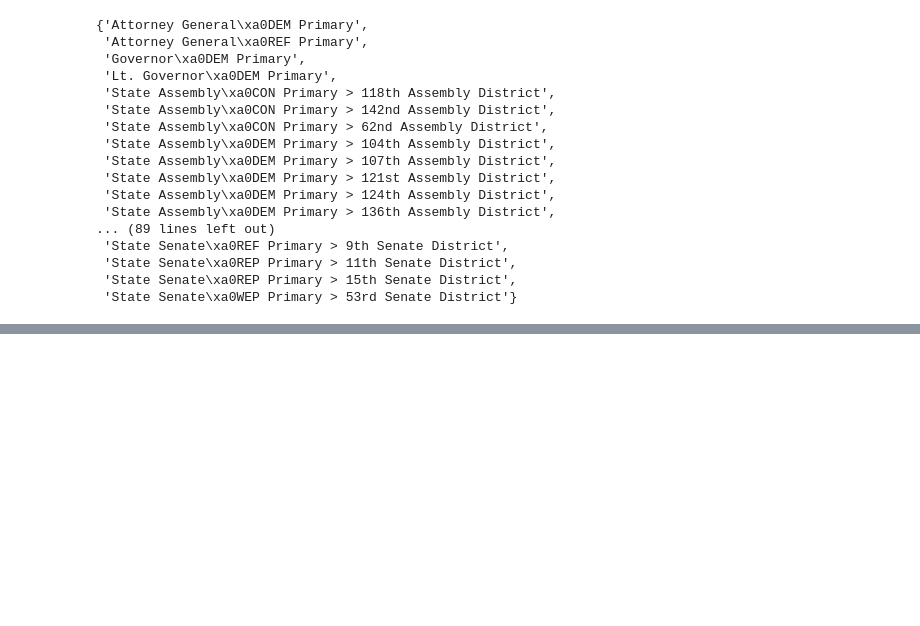
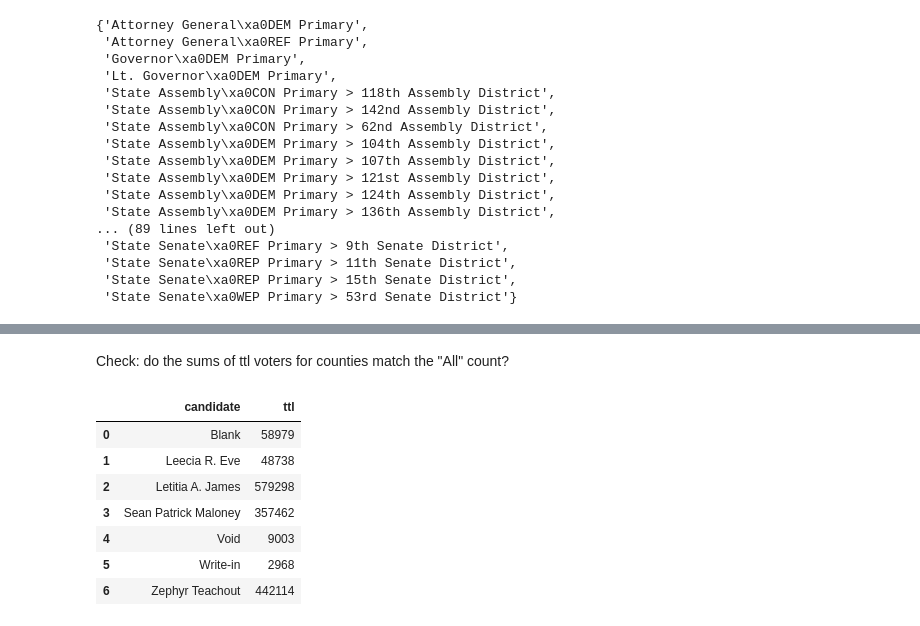
Before and after one commit to gautsi/gen-purpose-repo, a Jupyter notebook: maps/ElectionResults.ipynb, the cells around one changed output, grey strips where cells are left out. Saved outputs shown, nothing was run; the diff lists cells and outputs as text; code cells hidden in the pictures; blank space fills up the shorter version.

```diff
--- a/maps/ElectionResults.ipynb
+++ b/maps/ElectionResults.ipynb
@@ -81,0 +102,13 @@ ag_df
+# %% [markdown]
+Check: do the sums of ttl voters for counties match the "All" count?
+# %%
+ag_df[~(ag_df.county == "All")].groupby(["candidate"], as_index = False)["ttl"].sum()
+# %% [output]
+|  | candidate | ttl |
+| 0 | Blank | 58979 |
+| 1 | Leecia R. Eve | 48738 |
+| 2 | Letitia A. James | 579298 |
+| 3 | Sean Patrick Maloney | 357462 |
+| 4 | Void | 9003 |
+| 5 | Write-in | 2968 |
+| 6 | Zephyr Teachout | 442114 |
```
Also changed, not shown: parts of 10 cells of this notebook, 1 other file.
